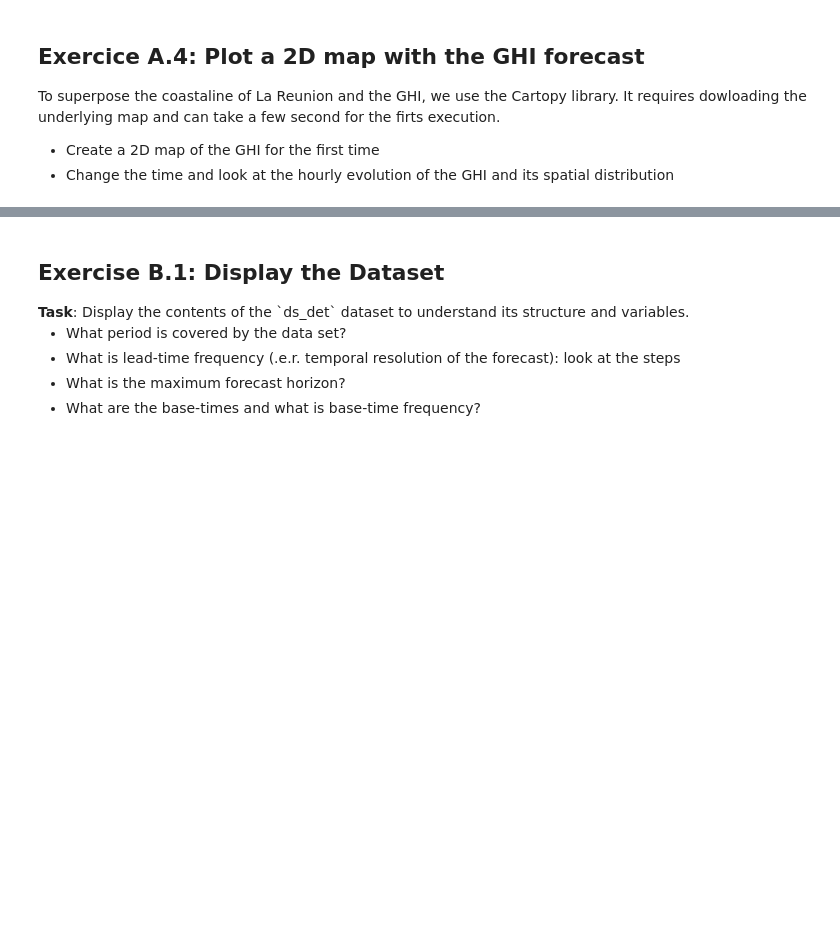
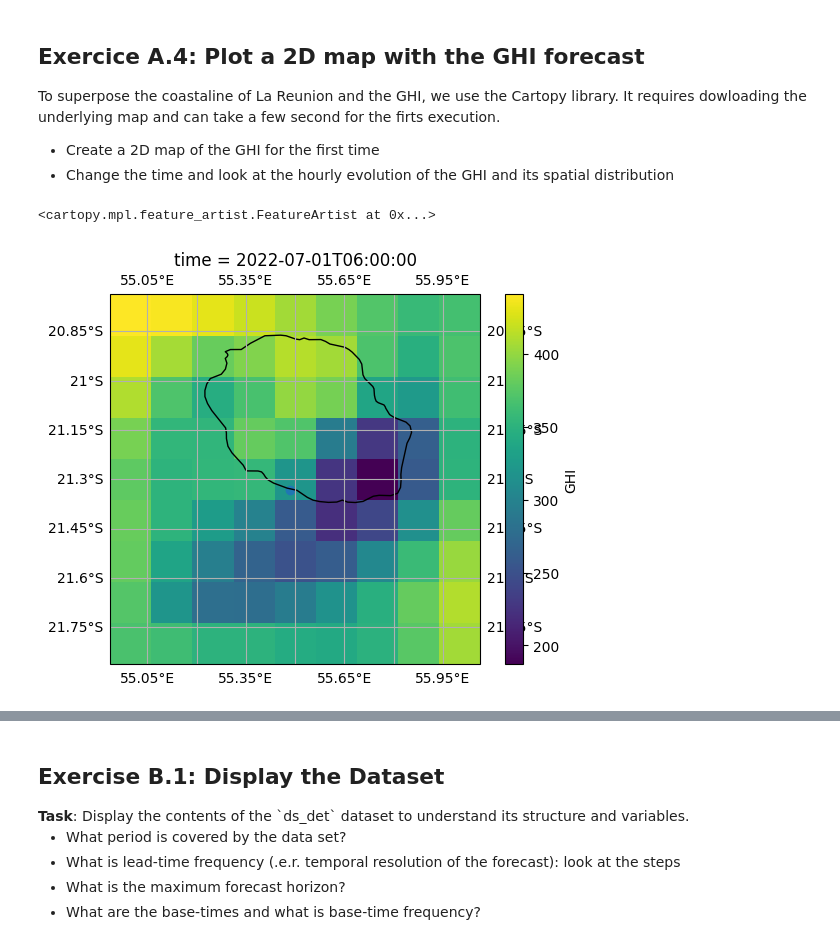
Before and after one commit to Laboratoire-Piment/Probabilistic_solar_forecast_lesson, a Jupyter notebook: Jupyter_Notebooks/1-Explore_deterministic_solar_forecast.ipynb, the cells around one changed output, grey strips where cells are left out. Drawn from its saved outputs; the diff is of its cells as text; code cells hidden in the pictures; blank space fills up the shorter version.

```diff
--- a/Jupyter_Notebooks/1-Explore_deterministic_solar_forecast.ipynb
+++ b/Jupyter_Notebooks/1-Explore_deterministic_solar_forecast.ipynb
@@ -158,11 +197,15 @@ To superpose the coastaline of La Reunion and the GHI, we use the Cartopy librar
 * Change the time and look at the hourly evolution of the GHI and its spatial distribution
 # %%
 # Select time and extract the 2D array (DataArray)
-ghi2D = ds_hres_ghi.isel(time=0)
+ghi2D = ds_hres_ghi.isel(time=5)
 
 # plotting
 ax = plt.subplot(projection=ccrs.PlateCarree())
 ghi2D['GHI'].plot.pcolormesh(x="longitude", y="latitude", ax=ax)
 ax.scatter(lon, lat, transform=ccrs.PlateCarree())
+ax.gridlines(draw_labels=True)
 ax.coastlines()
+# %% [output]
+<cartopy.mpl.feature_artist.FeatureArtist at 0x...>
+[figure, added]
 # %% [markdown]
```
Also changed, not shown: parts of 15 cells of this notebook, 2 other files.
